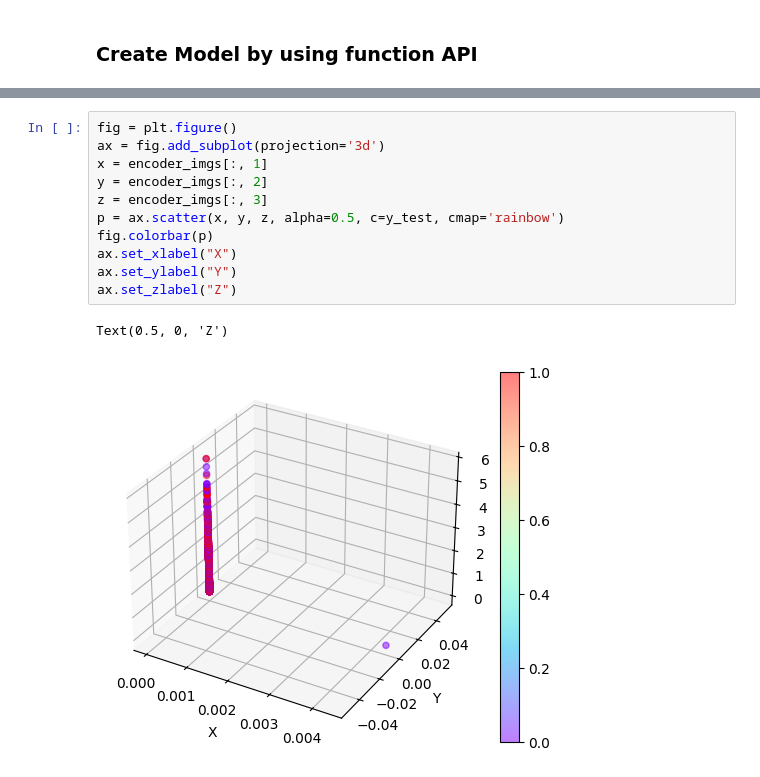
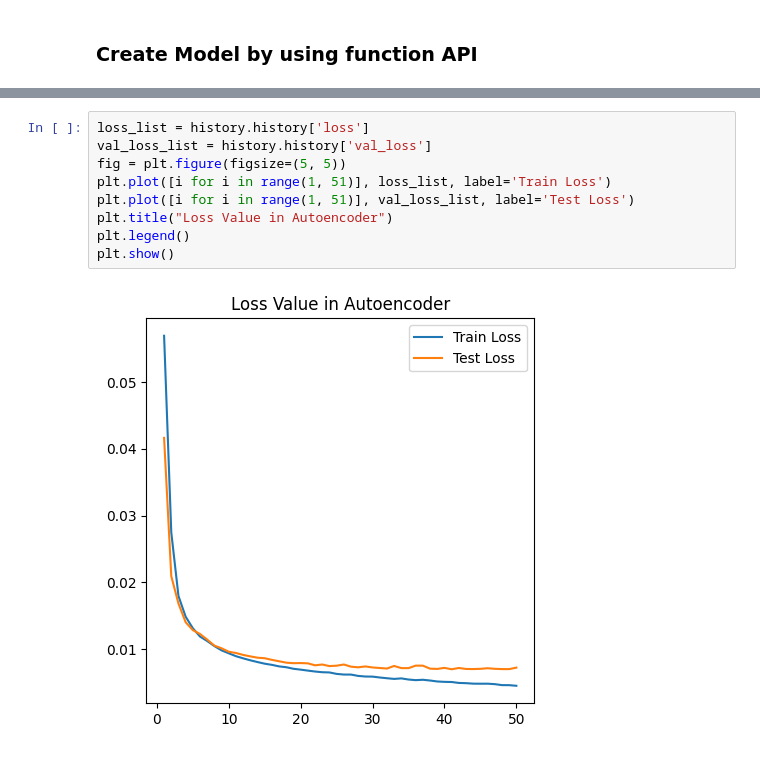
Before and after one commit to KU-Gen-AI-2567/Autoencoder-demo, a Jupyter notebook: Autoencoder.ipynb, the cells around one changed output, grey strips where cells are left out. Drawn from its saved outputs; the diff is of its cells as text.

```diff
--- a/Autoencoder.ipynb
+++ b/Autoencoder.ipynb
@@ -338,14 +346,11 @@ Text(0.5, 0, 'Z')
-# %%
-fig = plt.figure()
-ax = fig.add_subplot(projection='3d')
-x = encoder_imgs[:, 1]
-y = encoder_imgs[:, 2]
-z = encoder_imgs[:, 3]
-p = ax.scatter(x, y, z, alpha=0.5, c=y_test, cmap='rainbow')
-fig.colorbar(p)
-ax.set_xlabel("X")
-ax.set_ylabel("Y")
-ax.set_zlabel("Z")
-# %% [output]
-Text(0.5, 0, 'Z')
-[figure, removed]
+# %%
+loss_list = history.history['loss']
+val_loss_list = history.history['val_loss']
+fig = plt.figure(figsize=(5, 5))
+plt.plot([i for i in range(1, 51)], loss_list, label='Train Loss')
+plt.plot([i for i in range(1, 51)], val_loss_list, label='Test Loss')
+plt.title("Loss Value in Autoencoder")
+plt.legend()
+plt.show()
+# %% [output]
+[figure, added]
```
Also changed, not shown: parts of 15 cells of this notebook.
